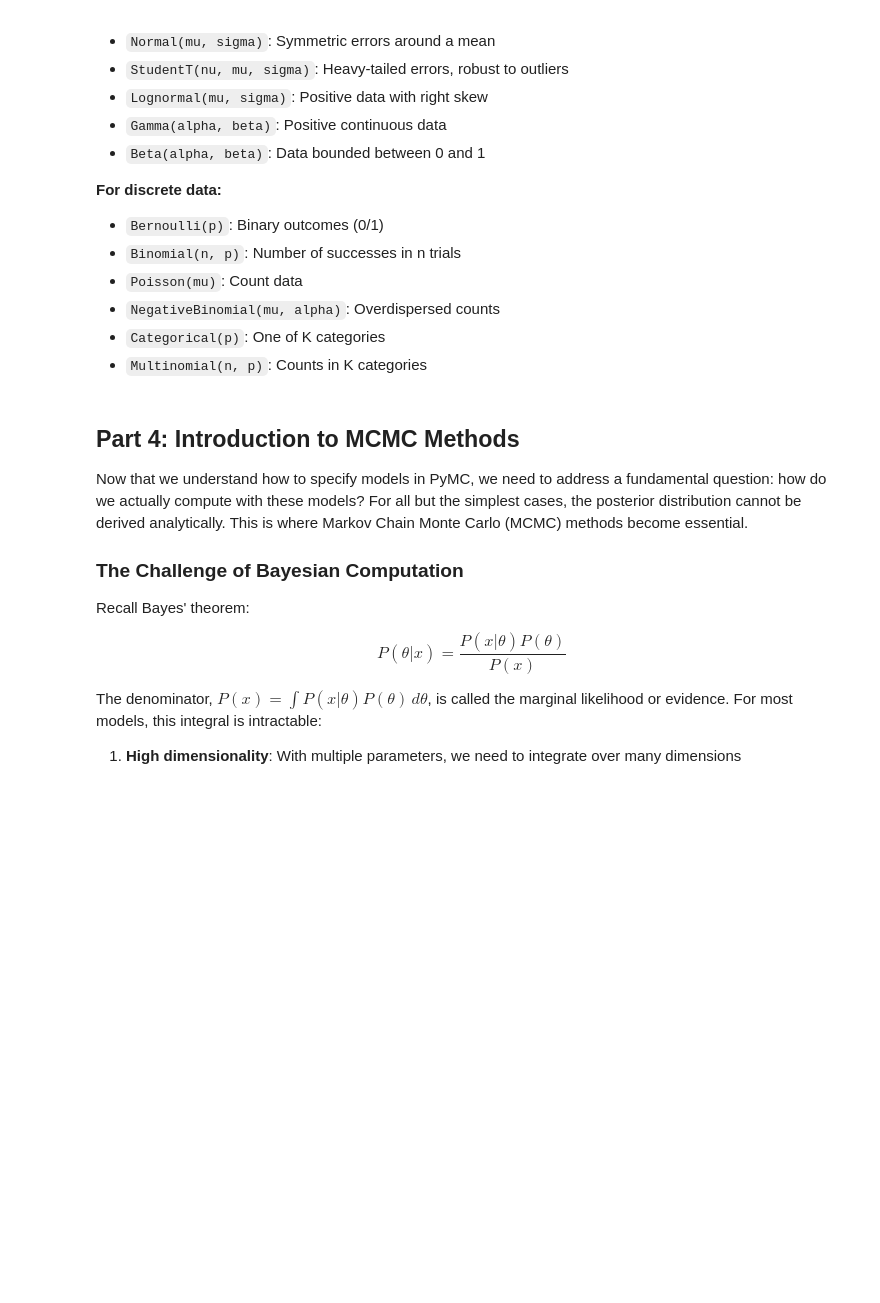
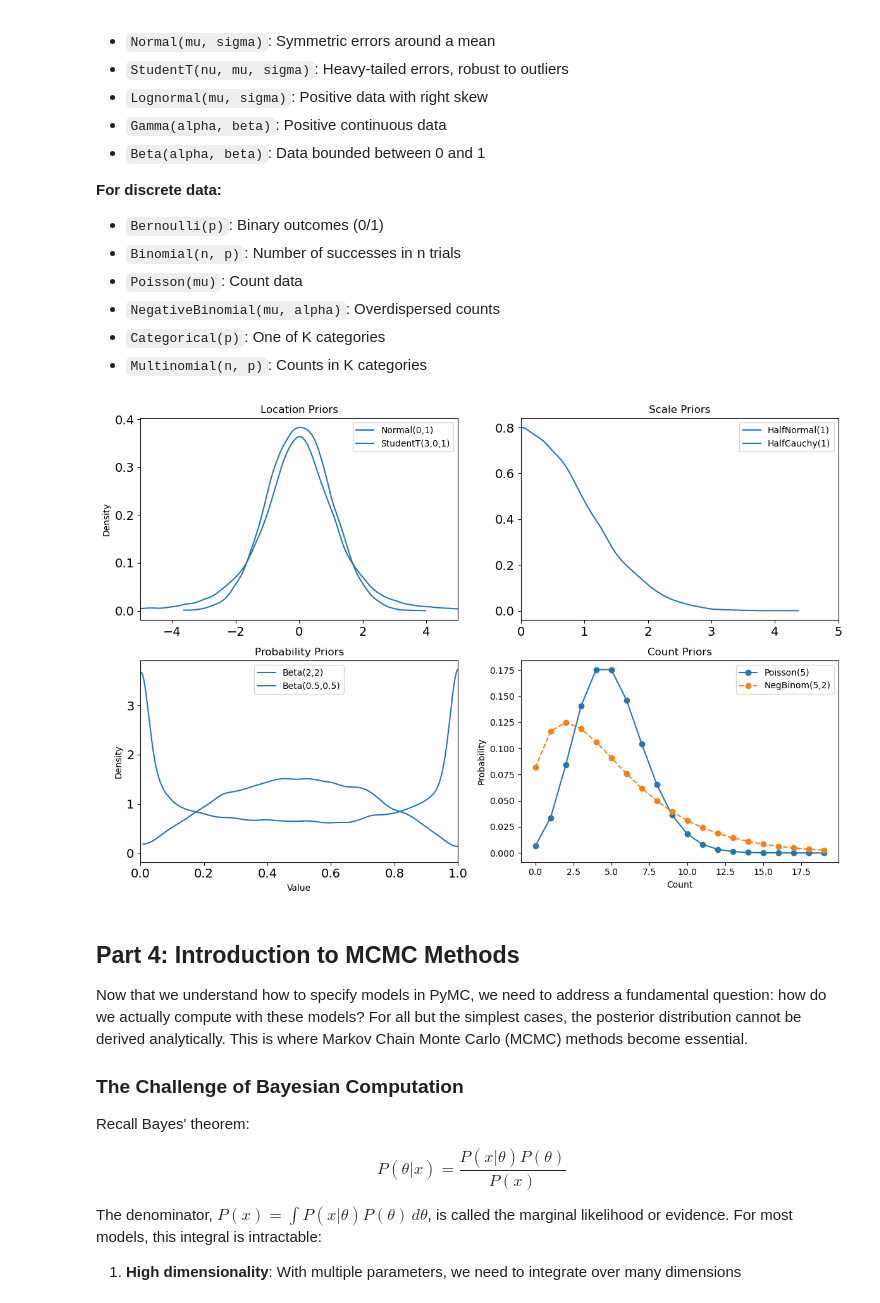
Before and after one commit to fonnesbeck/instats_advanced_bayes, a Jupyter notebook: sessions/Session2-Building_Models_With_PyMC.ipynb, the cells around one changed output. Drawn from its saved outputs; the diff is of its cells as text; code cells hidden in the pictures; blank space fills up the shorter version.

```diff
--- a/sessions/Session2-Building_Models_With_PyMC.ipynb
+++ b/sessions/Session2-Building_Models_With_PyMC.ipynb
@@ -41,7 +41,7 @@ import warnings
 warnings.simplefilter("ignore")
 
 # Set random seed for reproducibility
-rng = np.random.default_rng(42)
+RNG = np.random.default_rng(42)
 # %% [markdown]
 ## Part 1: Building Models in PyMC
 
@@ -231,45 +228,64 @@ In Bayesian modeling, we combine prior beliefs about parameters with data throug
 - `Categorical(p)`: One of K categories
 - `Multinomial(n, p)`: Counts in K categories
 # %%
-# Example: Exploring different prior distributions
-fig = make_subplots(rows=2, cols=2, subplot_titles=[
-    'Location Priors', 'Scale Priors',
-    'Probability Priors', 'Count Priors'
-])
+# Example: Exploring different prior distributions (ArviZ + Matplotlib)
 
-x_range = np.linspace(-5, 5, 1000)
-x_positive = np.linspace(0.01, 5, 1000)
-x_prob = np.linspace(0, 1, 1000)
+fig, axes = plt.subplots(2, 2, figsize=(12, 8))
+axes = axes.reshape(2, 2)
+
+# Draw samples for continuous priors
+n_draws = 20000
+samples_normal = pm.draw(pm.Normal.dist(0, 1), draws=n_draws, random_seed=RNG)
+samples_student = pm.draw(pm.StudentT.dist(nu=3, mu=0, sigma=1), draws=n_draws, random_seed=RNG)
+
+samples_halfnormal = pm.draw(pm.HalfNormal.dist(1), draws=n_draws, random_seed=RNG)
+samples_halfcauchy = pm.draw(pm.HalfCauchy.dist(1), draws=n_draws, random_seed=RNG)
+
+samples_beta22 = pm.draw(pm.Beta.dist(2, 2), draws=n_draws, random_seed=RNG)
+samples_beta05 = pm.draw(pm.Beta.dist(0.5, 0.5), draws=n_draws, random_seed=RNG)
+
+# Location priors (KDE)
+az.plot_kde(samples_normal, ax=axes[0, 0], label='Normal(0,1)')
+az.plot_kde(samples_student, ax=axes[0, 0], label='StudentT(3,0,1)')
+axes[0, 0].set_title('Location Priors')
+axes[0, 0].set_xlim(-5, 5)
+axes[0, 0].set_ylabel('Density')
+axes[0, 0].legend()
+
+# Scale priors (KDE)
+az.plot_kde(samples_halfnormal, ax=axes[0, 1], label='HalfNormal(1)')
+az.plot_kde(samples_halfcauchy, ax=axes[0, 1], label='HalfCauchy(1)')
+axes[0, 1].set_title('Scale Priors')
+axes[0, 1].set_xlim(0, 5)
+axes[0, 1].legend()
+
+# Probability priors (KDE)
+az.plot_kde(samples_beta22, ax=axes[1, 0], label='Beta(2,2)')
+az.plot_kde(samples_beta05, ax=axes[1, 0], label='Beta(0.5,0.5)')
+axes[1, 0].set_title('Probability Priors')
+axes[1, 0].set_xlim(0, 1)
+axes[1, 0].legend()
+axes[1, 0].set_xlabel('Value')
+axes[1, 0].set_ylabel('Density')
+
+# Count priors (PMFs via PyMC logp)
 x_count = np.arange(0, 20)
+poisson_logpmf = pm.logp(pm.Poisson.dist(mu=5), x_count).eval()
+nbinom_logpmf = pm.logp(pm.NegativeBinomial.dist(mu=5, alpha=2), x_count).eval()
+pmf_poisson = np.exp(poisson_logpmf)
+pmf_nbinom = np.exp(nbinom_logpmf)
 
-# Location priors
-fig.add_trace(go.Scatter(x=x_range, y=pm.Normal.dist(0, 1).logp(x_range).eval(),
-                        name='Normal(0,1)', line=dict(width=2)), row=1, col=1)
-fig.add_trace(go.Scatter(x=x_range, y=pm.StudentT.dist(nu=3, mu=0, sigma=1).logp(x_range).eval(),
-                        name='StudentT(3,0,1)', line=dict(width=2, dash='dash')), row=1, col=1)
+axes[1, 1].plot(x_count, pmf_poisson, marker='o', label='Poisson(5)')
+axes[1, 1].plot(x_count, pmf_nbinom, marker='o', linestyle='--', label='NegBinom(5,2)')
+axes[1, 1].set_title('Count Priors')
+axes[1, 1].set_xlabel('Count')
+axes[1, 1].set_ylabel('Probability')
+axes[1, 1].legend()
 
-# Scale priors
-fig.add_trace(go.Scatter(x=x_positive, y=pm.HalfNormal.dist(1).logp(x_positive).eval(),
-                        name='HalfNormal(1)', line=dict(width=2)), row=1, col=2)
-fig.add_trace(go.Scatter(x=x_positive, y=pm.HalfCauchy.dist(1).logp(x_positive).eval(),
-                        name='HalfCauchy(1)', line=dict(width=2, dash='dash')), row=1, col=2)
-
-# Probability priors
-fig.add_trace(go.Scatter(x=x_prob, y=pm.Beta.dist(2, 2).logp(x_prob).eval(),
-                        name='Beta(2,2)', line=dict(width=2)), row=2, col=1)
-fig.add_trace(go.Scatter(x=x_prob, y=pm.Beta.dist(0.5, 0.5).logp(x_prob).eval(),
-                        name='Beta(0.5,0.5)', line=dict(width=2, dash='dash')), row=2, col=1)
-
-# Count priors
-fig.add_trace(go.Scatter(x=x_count, y=pm.Poisson.dist(5).logp(x_count).eval(),
-                        mode='markers+lines', name='Poisson(5)'), row=2, col=2)
-fig.add_trace(go.Scatter(x=x_count, y=pm.NegativeBinomial.dist(5, 2).logp(x_count).eval(),
-                        mode='markers+lines', name='NegBinom(5,2)',
-                        line=dict(dash='dash')), row=2, col=2)
-
-fig.update_layout(height=600, showlegend=True)
-fig.update_yaxes(title_text="Log Probability")
-fig.show()
+plt.tight_layout()
+plt.show()
+# %% [output]
+[figure, added]
 # %% [markdown]
 ## Part 4: Introduction to MCMC Methods
 
```
Also changed, not shown: parts of 25 cells of this notebook, 4 other files.
